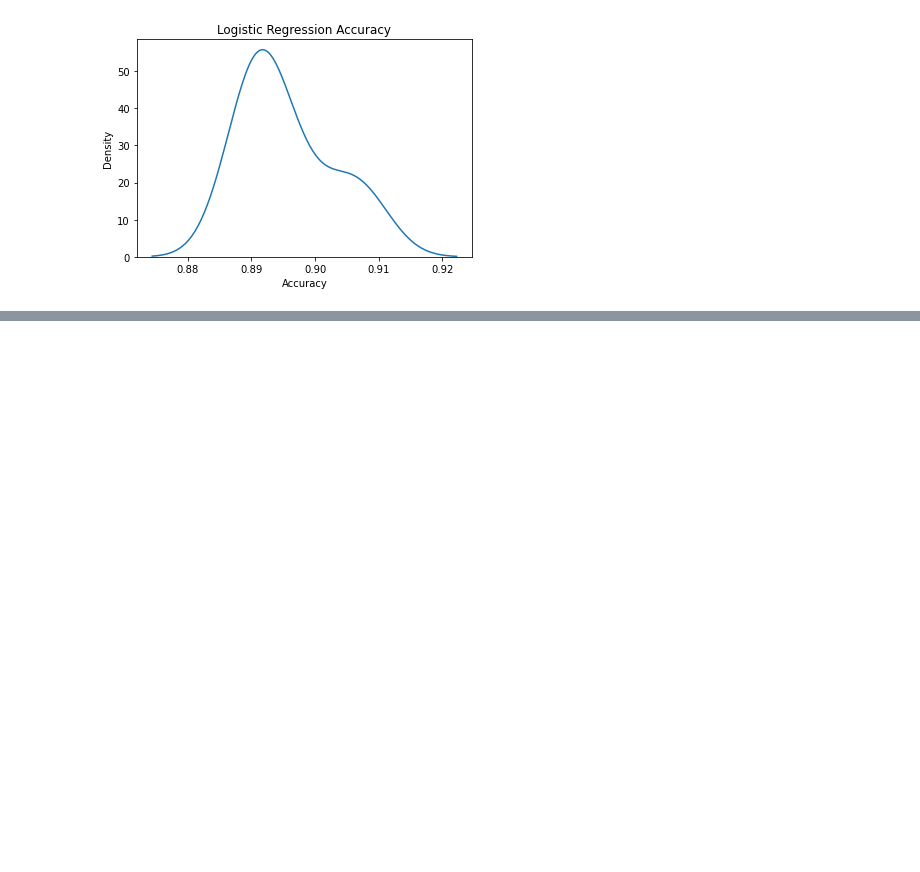
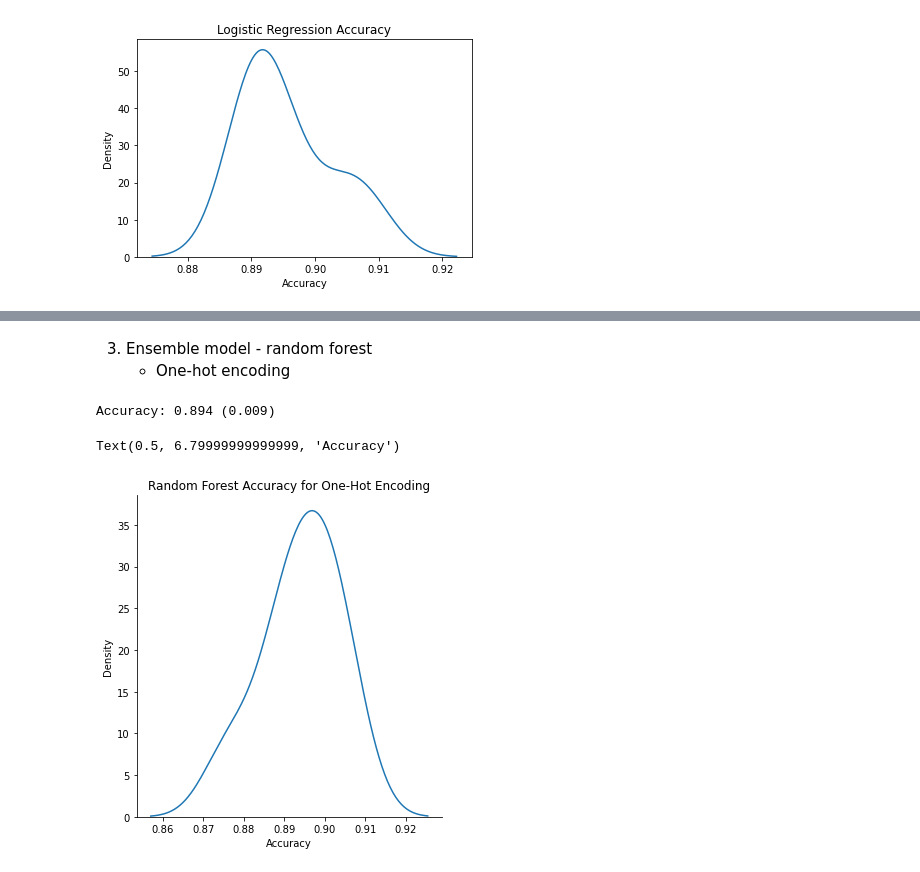
Before and after one commit to BerylliuMM2000/BankMarketing, a Jupyter notebook: Bank-Marketing-Campaign.ipynb, the cells around one changed output, grey strips where cells are left out. Cells and saved outputs as stored; diff of their text form; code cells hidden in the pictures; blank space fills up the shorter version.

Commit message:
Add Random forest part

```diff
--- a/Bank-Marketing-Campaign.ipynb
+++ b/Bank-Marketing-Campaign.ipynb
@@ -413,0 +398,21 @@ Text(0.5, 6.79999999999999, 'Accuracy')
+# %% [markdown]
+3. Ensemble model - random forest
+    -  One-hot encoding
+# %%
+from sklearn.model_selection import train_test_split
+from sklearn.ensemble import RandomForestClassifier
+from sklearn.model_selection import cross_val_score
+
+#X_train, X_test, y_train, y_test = train_test_split(bank_features, bank_target, test_size=0.20)
+skf = StratifiedKFold(n_splits=8, shuffle=True, random_state = 99).split(bank_final_features, bank_final_outcome)
+random_forest_classifier = RandomForestClassifier(n_estimators = 10, random_state = 99)
+random_forest_scores = cross_val_score(random_forest_classifier, bank_final_features, bank_final_outcome,
+                                       scoring='accuracy', cv=skf, n_jobs=-1, error_score='raise')
+displot(data = random_forest_scores, kind = "kde")
+title("Random Forest Accuracy for One-Hot Encoding")
+print('Accuracy: %.3f (%.3f)' % (mean(random_forest_scores), std(random_forest_scores)))
+xlabel("Accuracy")
+# %% [output]
+Accuracy: 0.894 (0.009)
+Text(0.5, 6.79999999999999, 'Accuracy')
+[figure, added]
```
Also changed, not shown: parts of 7 cells of this notebook.
